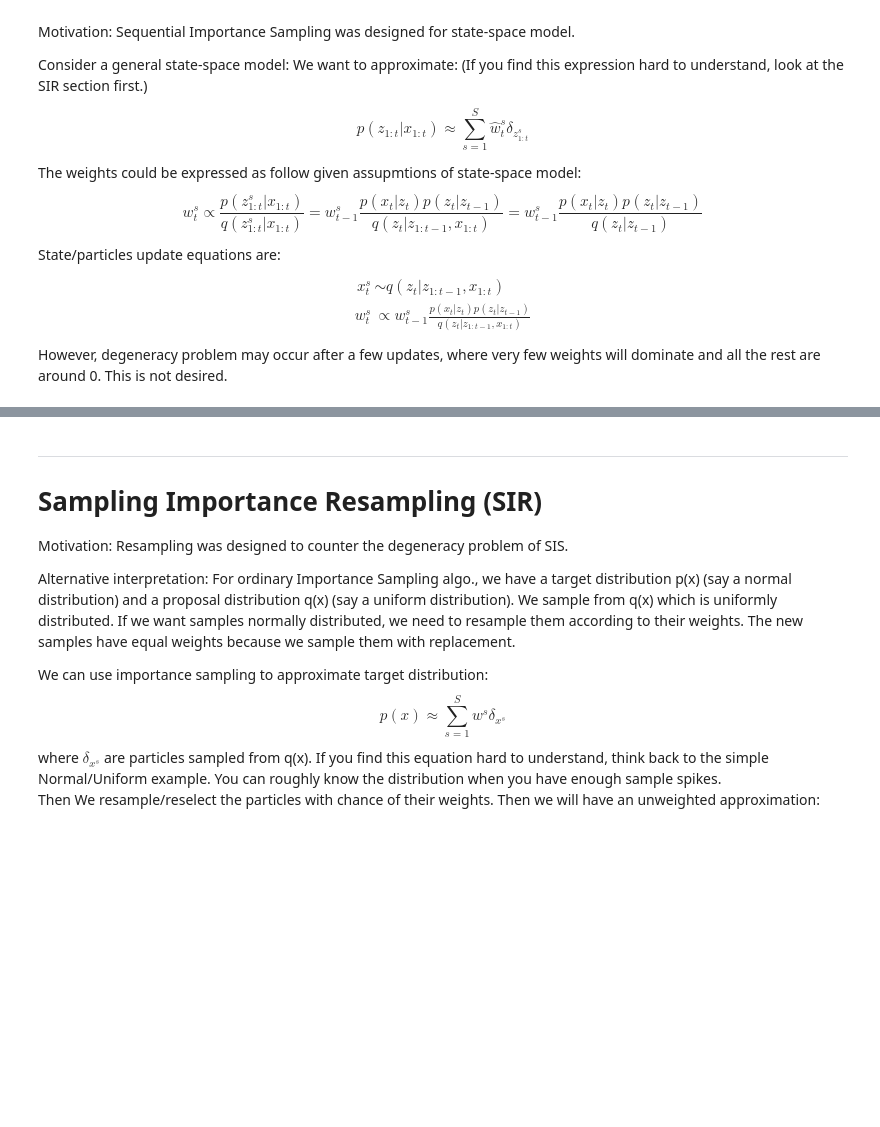
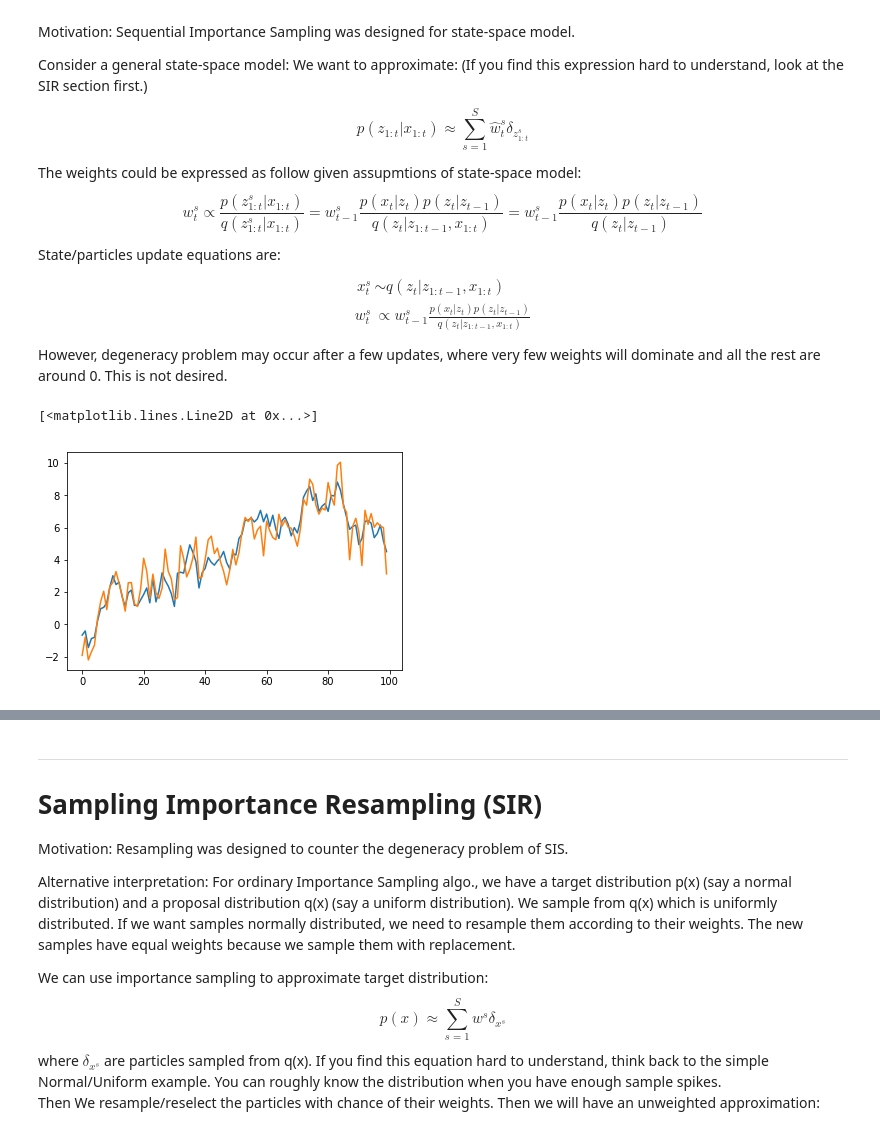
Before and after one commit to williamLyh/ML_python, a Jupyter notebook: Sequential Importance Sampling and Resampling.ipynb, the cells around one changed output, grey strips where cells are left out. Drawn from its saved outputs; the diff is of its cells as text; code cells hidden in the pictures; blank space fills up the shorter version.

```diff
--- a/Sequential Importance Sampling and Resampling.ipynb
+++ b/Sequential Importance Sampling and Resampling.ipynb
@@ -85,3 +85,17 @@ w_t^s &\propto w_{t-1}^s \frac{p(x_t | z_t)p(z_t | z_{t-1})}{q(z_t | z_{1:t-1},x
 \end{align}
 $$
 However, degeneracy problem may occur after a few updates, where very few weights will dominate and all the rest are around 0. This is not desired.
+# %%
+# Linear Gaussian Model
+random_seed = 123456789
+v = np.random.normal(0,0.8,100)
+w = np.random.normal(0,1,100)
+A, C = 1, 1
+x = v
+x = np.cumsum(A*x)
+z = C*x + w
+plt.plot(x)
+plt.plot(z)
+# %% [output]
+[<matplotlib.lines.Line2D at 0x...>]
+[figure, added]
```
Also changed, not shown: parts of 3 cells of this notebook, 2 other files.
